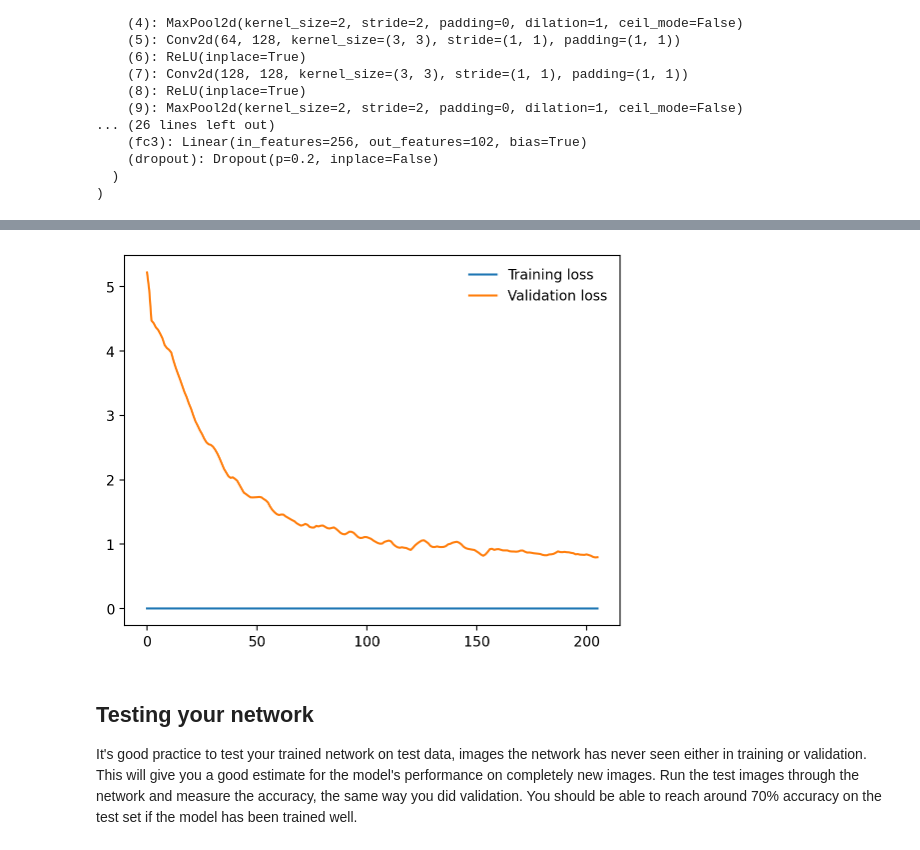
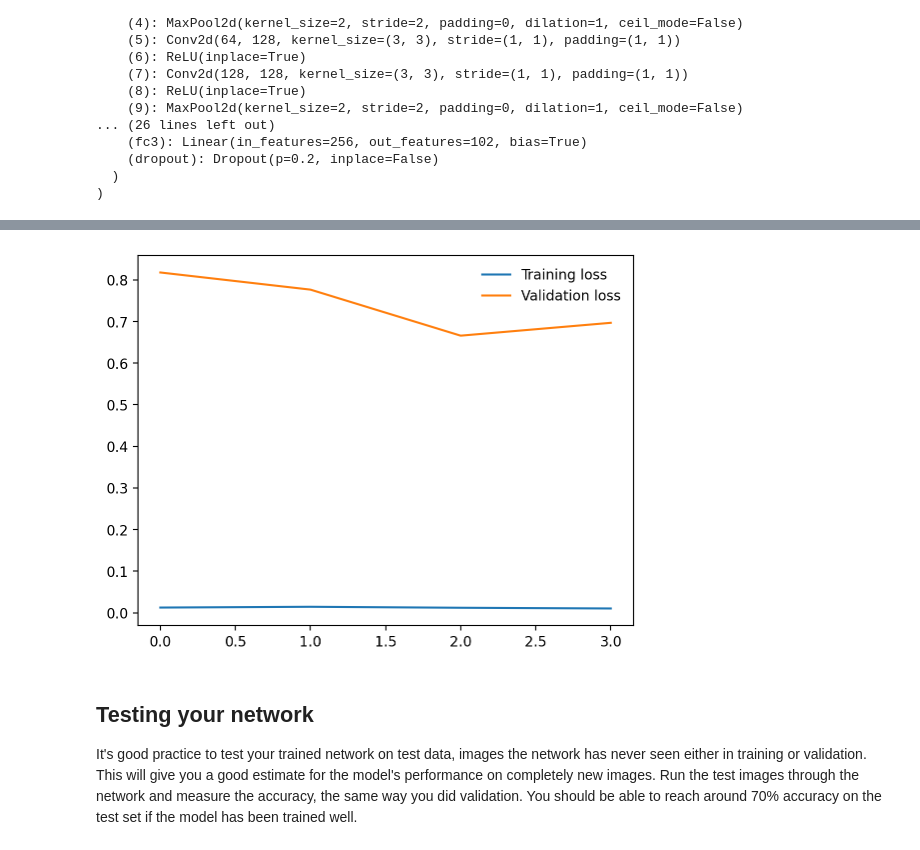
Before and after one commit to amnyulwa/aipnd-project, a Jupyter notebook: Image_Classifier_Project.ipynb, the cells around one changed output, grey strips where cells are left out. Saved outputs shown, nothing was run; the diff lists cells and outputs as text; code cells hidden in the pictures.

```diff
--- a/Image_Classifier_Project.ipynb
+++ b/Image_Classifier_Project.ipynb
@@ -222,14 +222,13 @@ VGG(
 # %%
 
 
-epochs = 1
+epochs = 3
 steps = 0
-training_loss = 0
 
 train_Ls, valid_Ls = [], []
+
 for epoch in range(epochs):
-
-    "Remeb"
+    training_loss = 0
     for input, labels in trainloader:
         steps +=1
 
@@ -292,10 +294,12 @@ import matplotlib.pyplot as plt
 # %%
 plt.plot(train_Ls, label="Training loss")
 plt.plot(valid_Ls, label="Validation loss")
+#remember to plot model accuracy
+plt.plot()
 plt.legend(frameon=False)
 plt.show()
 # %% [output]
-[figure, old version]
+[figure, new version]
 # %% [markdown]
 ## Testing your network
 
```
Also changed, not shown: parts of 4 cells of this notebook.
